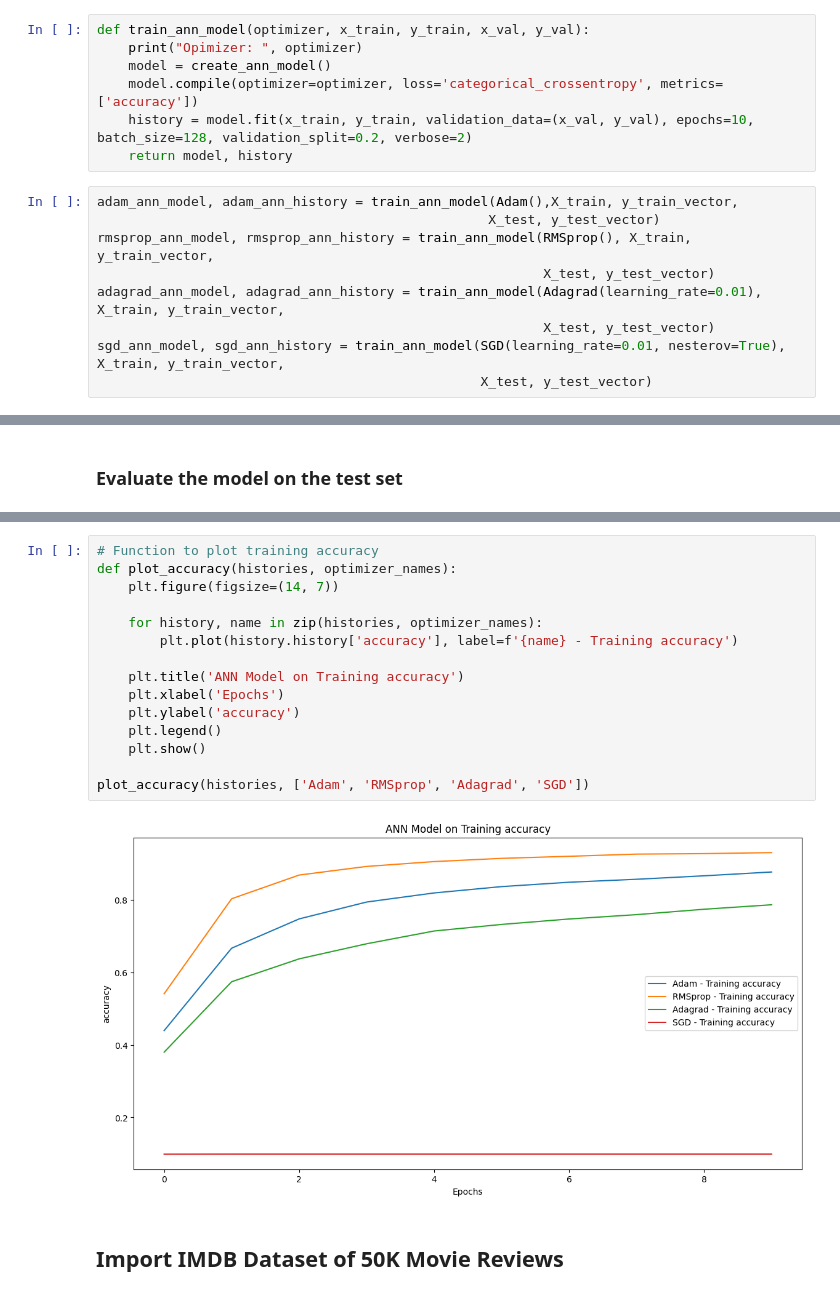
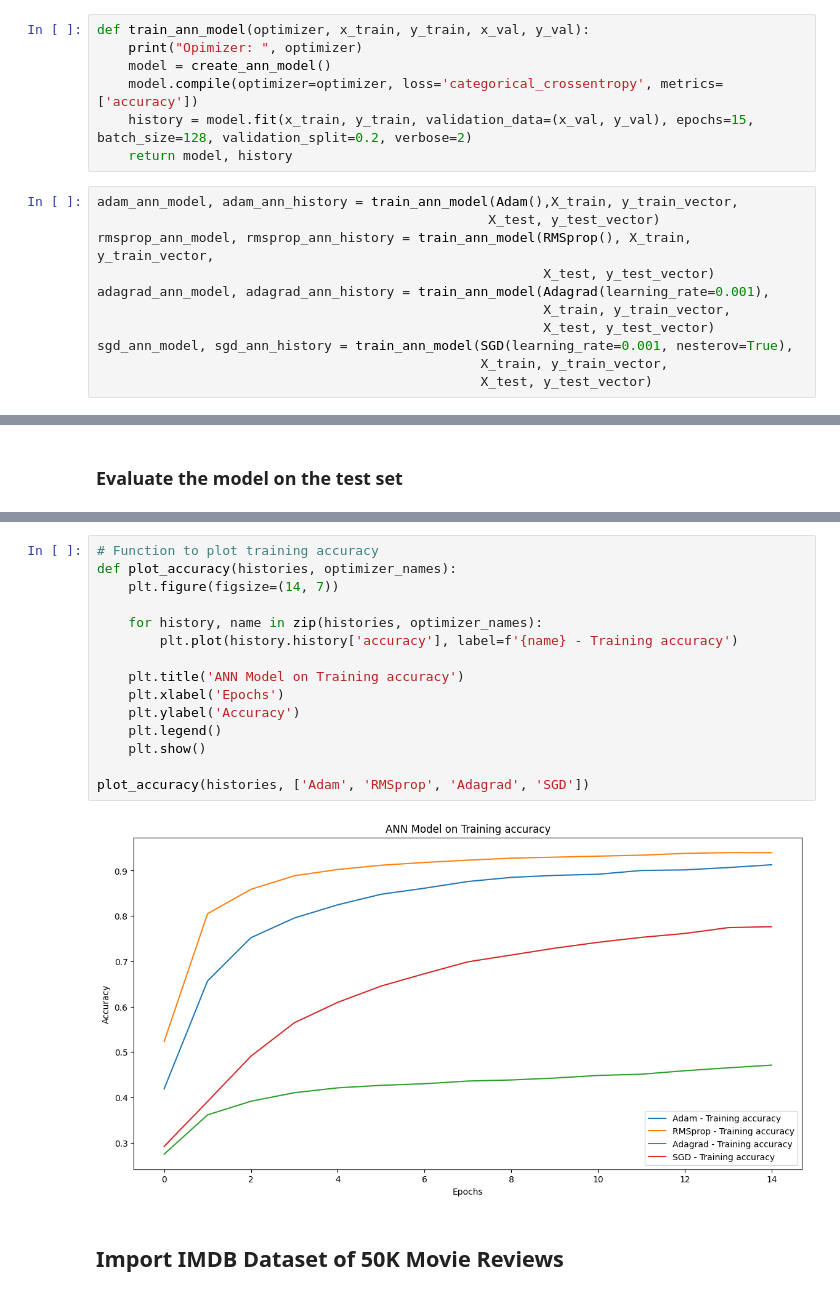
Before and after one commit to chakryaros/IDC6146, a Jupyter notebook: Project_Group2_ANN_Classification_model.ipynb, the cells around one changed output, grey strips where cells are left out. Saved outputs shown, nothing was run; the diff lists cells and outputs as text.

```diff
--- a/Project_Group2_ANN_Classification_model.ipynb
+++ b/Project_Group2_ANN_Classification_model.ipynb
@@ -105,16 +105,18 @@ def train_ann_model(optimizer, x_train, y_train, x_val, y_val):
     print("Opimizer: ", optimizer)
     model = create_ann_model()
     model.compile(optimizer=optimizer, loss='categorical_crossentropy', metrics=['accuracy'])
-    history = model.fit(x_train, y_train, validation_data=(x_val, y_val), epochs=10, batch_size=128, validation_split=0.2, verbose=2)
+    history = model.fit(x_train, y_train, validation_data=(x_val, y_val), epochs=15, batch_size=128, validation_split=0.2, verbose=2)
     return model, history
 # %%
 adam_ann_model, adam_ann_history = train_ann_model(Adam(),X_train, y_train_vector,
                                                   X_test, y_test_vector)
 rmsprop_ann_model, rmsprop_ann_history = train_ann_model(RMSprop(), X_train, y_train_vector,
                                                          X_test, y_test_vector)
-adagrad_ann_model, adagrad_ann_history = train_ann_model(Adagrad(learning_rate=0.01), X_train, y_train_vector,
+adagrad_ann_model, adagrad_ann_history = train_ann_model(Adagrad(learning_rate=0.001),
+                                                         X_train, y_train_vector,
                                                          X_test, y_test_vector)
-sgd_ann_model, sgd_ann_history = train_ann_model(SGD(learning_rate=0.01, nesterov=True), X_train, y_train_vector,
+sgd_ann_model, sgd_ann_history = train_ann_model(SGD(learning_rate=0.001, nesterov=True),
+                                                 X_train, y_train_vector,
                                                  X_test, y_test_vector)
 # %% [output]
 Opimizer:  <keras.src.optimizers.adam.Adam object at 0x...>
@@ -188,20 +192,20 @@ plot_loss(histories, ['Adam', 'RMSprop', 'Adagrad', 'SGD'], 'val_loss')
 # %%
 # Function to plot training accuracy
 def plot_accuracy(histories, optimizer_names):
     plt.figure(figsize=(14, 7))
 
     for history, name in zip(histories, optimizer_names):
         plt.plot(history.history['accuracy'], label=f'{name} - Training accuracy')
 
     plt.title('ANN Model on Training accuracy')
     plt.xlabel('Epochs')
-    plt.ylabel('accuracy')
+    plt.ylabel('Accuracy')
     plt.legend()
     plt.show()
 
 plot_accuracy(histories, ['Adam', 'RMSprop', 'Adagrad', 'SGD'])
 # %% [output]
-[figure, old version]
+[figure, new version]
 # %% [markdown]
 ## Import IMDB Dataset of 50K Movie Reviews
 # %%
```
Also changed, not shown: parts of 4 cells of this notebook, 2 other files.
